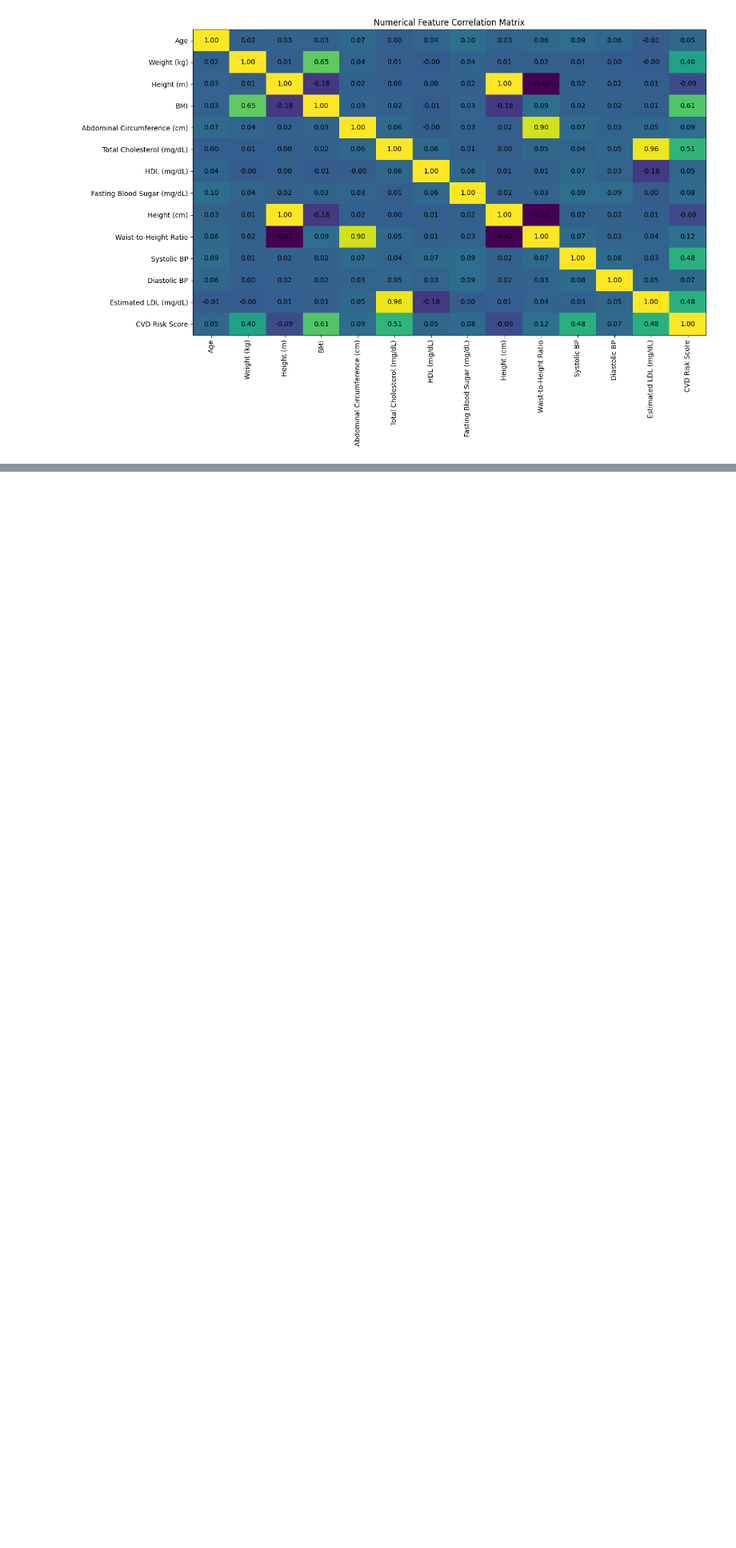
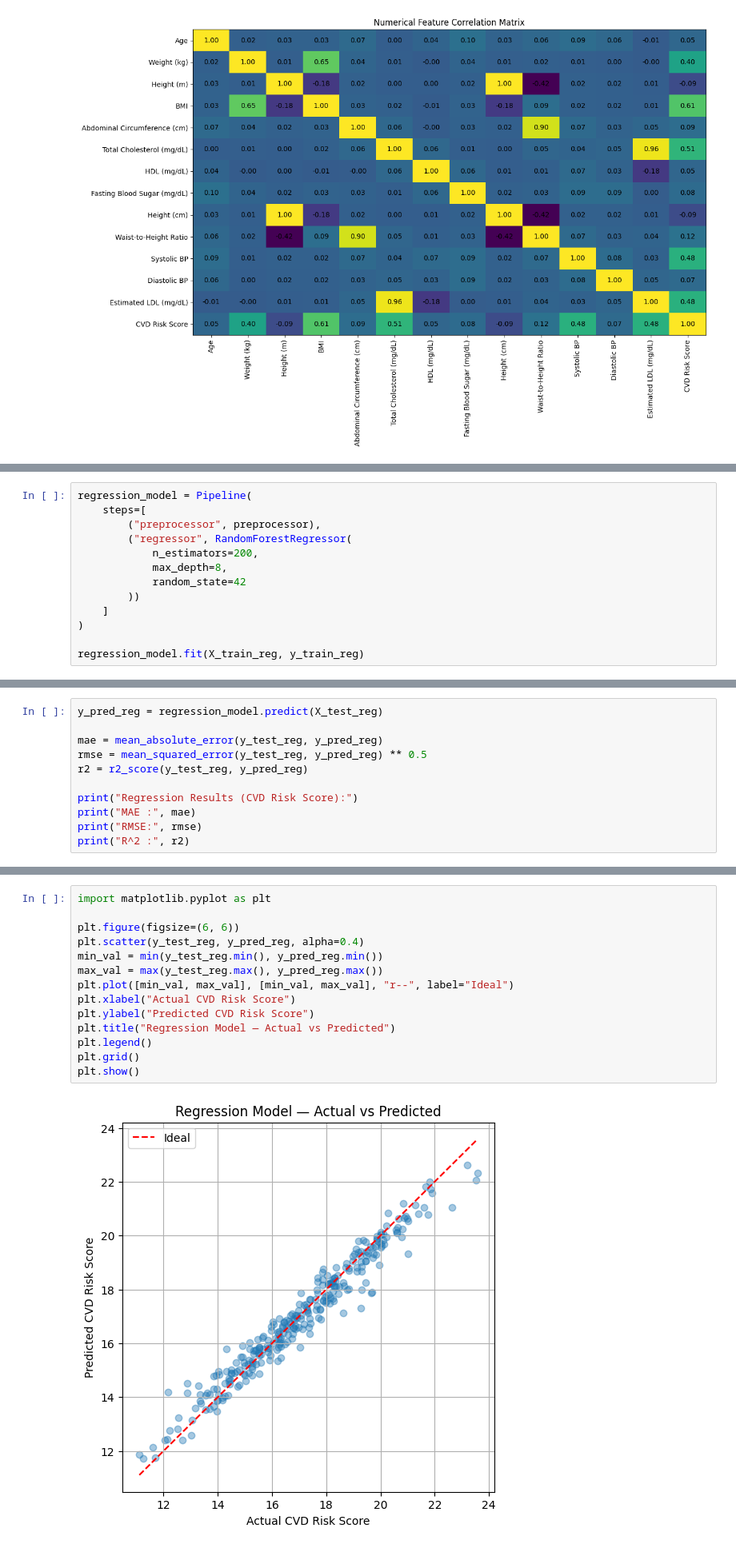
Before and after one commit to F3uR0n/cardiovascular-disease-risk-prediction, a Jupyter notebook: CSE427 Project Group12.ipynb, the cells around one changed output, grey strips where cells are left out. Shown at 80% size. Drawn from its saved outputs; the diff is of its cells as text; blank space fills up the shorter version.

```diff
--- a/CSE427 Project Group12.ipynb
+++ b/CSE427 Project Group12.ipynb
@@ -273,0 +1276,13 @@ plt.show()
+# %%
+regression_model = Pipeline(
+    steps=[
+        ("preprocessor", preprocessor),
+        ("regressor", RandomForestRegressor(
+            n_estimators=200,
+            max_depth=8,
+            random_state=42
+        ))
+    ]
+)
+
+regression_model.fit(X_train_reg, y_train_reg)
@@ -273,0 +1307,11 @@ plt.show()
+# %%
+y_pred_reg = regression_model.predict(X_test_reg)
+
+mae = mean_absolute_error(y_test_reg, y_pred_reg)
+rmse = mean_squared_error(y_test_reg, y_pred_reg) ** 0.5
+r2 = r2_score(y_test_reg, y_pred_reg)
+
+print("Regression Results (CVD Risk Score):")
+print("MAE :", mae)
+print("RMSE:", rmse)
+print("R^2 :", r2)
@@ -273,0 +1323,16 @@ plt.show()
+# %%
+import matplotlib.pyplot as plt
+
+plt.figure(figsize=(6, 6))
+plt.scatter(y_test_reg, y_pred_reg, alpha=0.4)
+min_val = min(y_test_reg.min(), y_pred_reg.min())
+max_val = max(y_test_reg.max(), y_pred_reg.max())
+plt.plot([min_val, max_val], [min_val, max_val], "r--", label="Ideal")
+plt.xlabel("Actual CVD Risk Score")
+plt.ylabel("Predicted CVD Risk Score")
+plt.title("Regression Model — Actual vs Predicted")
+plt.legend()
+plt.grid()
+plt.show()
+# %% [output]
+[figure, added]
```
Also changed, not shown: parts of 57 cells of this notebook, 2 other files.
